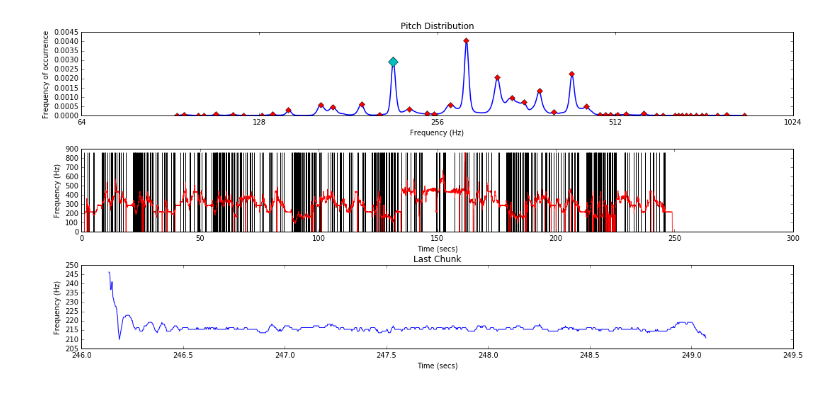
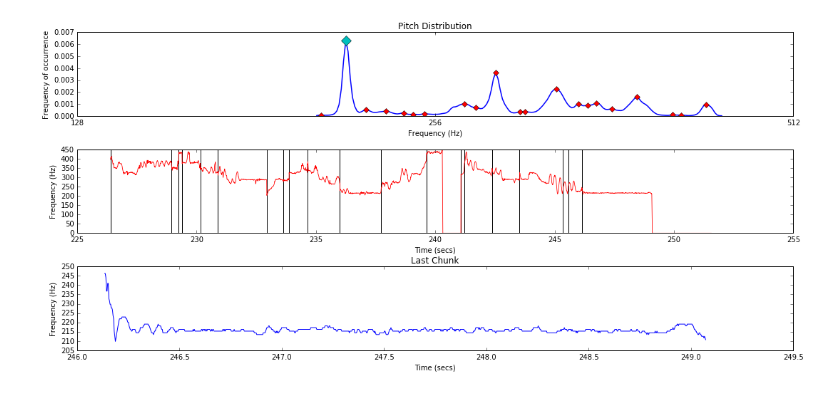
Before and after one commit to hsercanatli/tonicidentifier_makam, a Jupyter notebook: demo.ipynb, the cells around one changed output. Cells and saved outputs as stored; diff of their text form; code cells hidden in the pictures.

Commit message:
Added pitch slicing for performance

```diff
--- a/demo.ipynb
+++ b/demo.ipynb
@@ -12,4 +12,4 @@ flt = PitchFilter()
 pitch = flt.run(pitch)
 # %%
 tonic_identifier = TonicLastNote()
-tonic, pitch, pitch_chunks, pitch_distribution, stable_pitches = tonic_identifier.identify(pitch)
+tonic, pitch_sliced, pitch_chunks, distribution, stable_pitches = tonic_identifier.identify(pitch)
@@ -16,4 +24,4 @@ tonic, pitch, pitch_chunks, pitch_distribution, stable_pitches = tonic_identifie
 # %%
-tonic_identifier.plot(pitch, tonic, pitch_chunks, pitch_distribution)
+tonic_identifier.plot(pitch_sliced, tonic, pitch_chunks, distribution)
 # %% [output]
-[figure, old version]
+[figure, new version]
```
Also changed, not shown: parts of 1 cell of this notebook, 1 other file.
